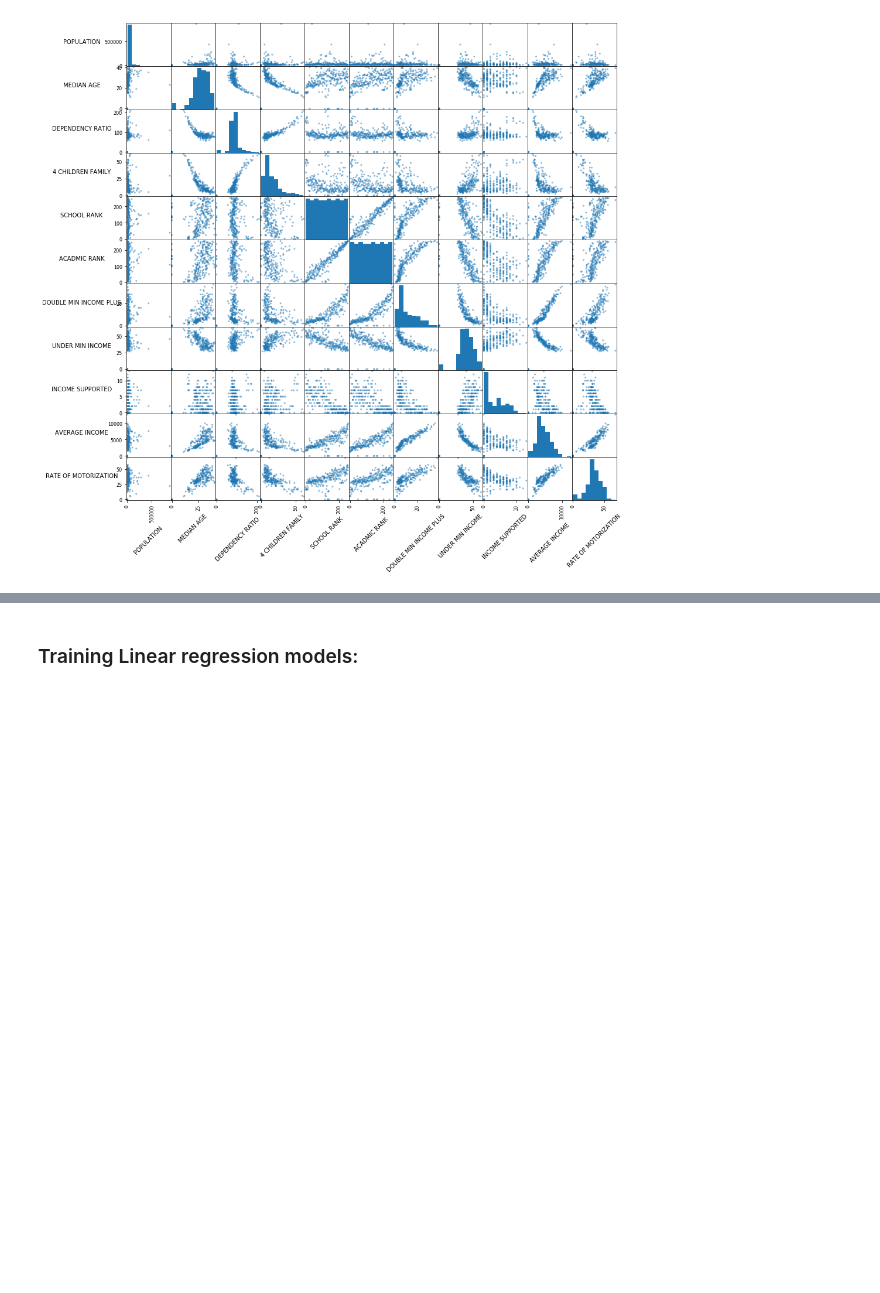
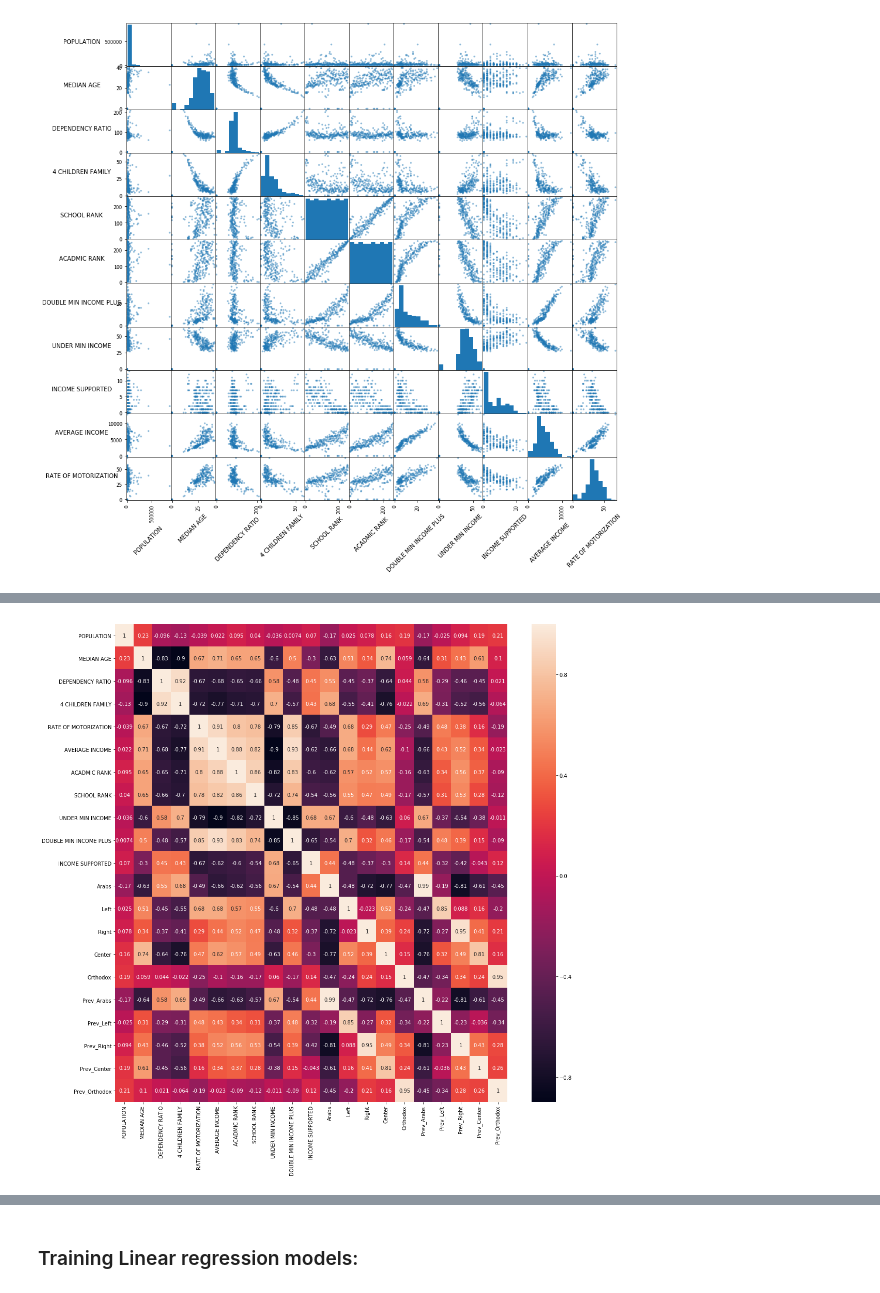
Before and after one commit to alexeyvasy/knesset-elections, a Jupyter notebook: Knesset Elections - Final Project.ipynb, the cells around one changed output, grey strips where cells are left out. Saved outputs shown, nothing was run; the diff lists cells and outputs as text; code cells hidden in the pictures; blank space fills up the shorter version.

```diff
--- a/Knesset Elections - Final Project.ipynb
+++ b/Knesset Elections - Final Project.ipynb
@@ -718,3 +801,8 @@ df99_labeled = pd.merge(df99, kn99[['Arabs','Left','Right','Center','Orthodox']]
+# %%
+plt.figure(figsize = (17,17))
+sb.heatmap(df99_labeled.corr(), annot=True);
+# %% [output]
+[figure, added]
 # %%
 train_df = pd.DataFrame()
 train_df = train_df.append(df13_labeled, sort=False)
```
Also changed, not shown: parts of 11 cells of this notebook.
